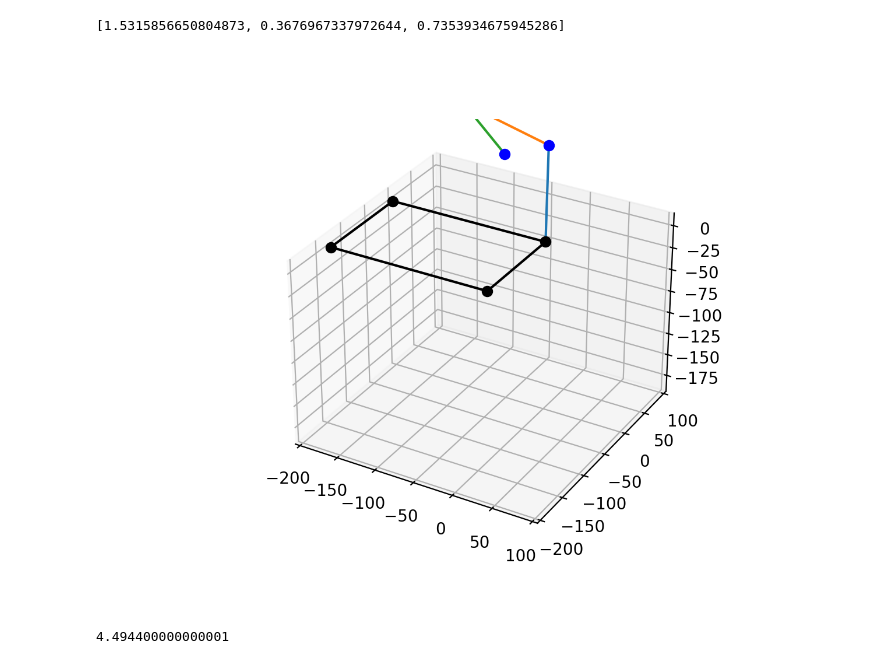
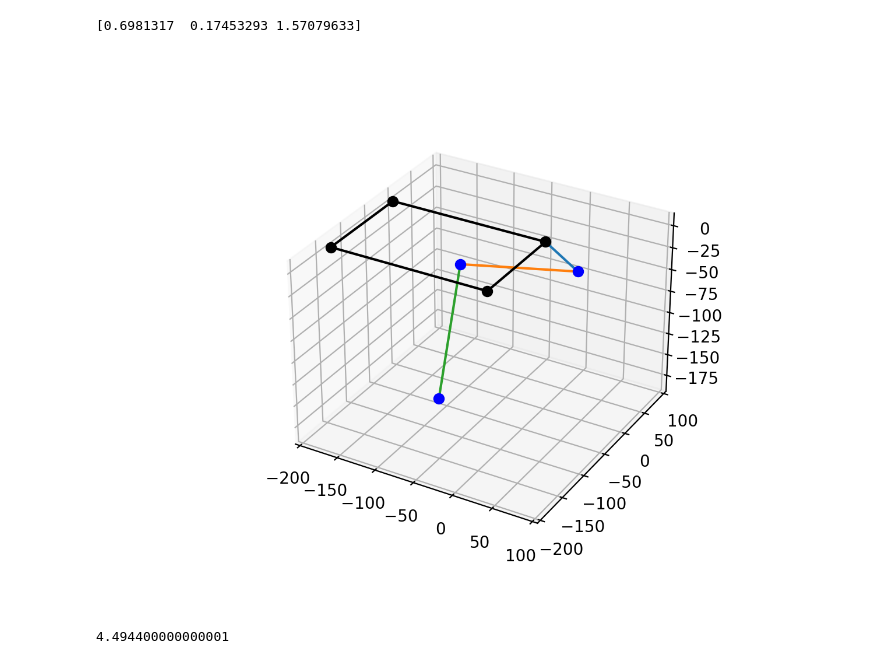
Before and after one commit to NDHANA94/hyperdog_ros2_v2, a Jupyter notebook: test.ipynb, the cells around one changed output. Saved outputs shown, nothing was run; the diff lists cells and outputs as text; code cells hidden in the pictures.

```diff
--- a/test.ipynb
+++ b/test.ipynb
@@ -20,16 +20,16 @@ class Point:
 
 def plotLeg(angs:np.ndarray):
     l1_x = 0
-    l1_y = float(f"{L1*np.cos(angs[0]):.4f}")
-    l1_z = float(f"{L1*np.sin(angs[0]):.4f}")
+    l2_x = -float(f"{L2*np.cos(angs[1]):.8f}") + l1_x
+    l3_x = -float(f"{L3*np.cos(angs[1]+angs[2]):.8f}") + l2_x
     # ---
-    l2_x = float(f"{-L2*np.cos(angs[1]):.4f}") + l1_x
-    l2_y = float(f"{L2*np.sin(angs[1])*np.sin(angs[0]):.4f}") + l1_y
-    l2_z = float(f"{-L2*np.sin(angs[1])*np.cos(angs[0]):.4f}") + l1_z
+    l1_y =  float(f"{L1*np.cos(angs[0]):.4f}")
+    l2_y = -float(f"{L2*np.sin(angs[1])*np.sin(angs[0]):.8f}") + l1_y
+    l3_y = -float(f"{L3*np.sin(angs[1]+angs[2])*np.sin(angs[0]):.8f}") + l2_y
     # ---
-    l3_x = float(f"{L3*np.cos(angs[2]):.4f}") + l2_x
-    l3_y = float(f"{-L3*np.sin(angs[2])*np.sin(angs[0]):.4f}") + l2_y
-    l3_z = float(f"{L3*np.sin(angs[2])*np.cos(angs[0]):.4f}") + l2_z
+    l1_z = -float(f"{L1*np.sin(angs[0]):.4f}")
+    l2_z = -float(f"{L2*np.sin(angs[1])*np.cos(angs[0]):.8f}") + l1_z
+    l3_z = -float(f"{L3*np.sin(angs[1]+angs[2])*np.cos(angs[0]):.8f}") + l2_z
     # ---
     body_len_x = 200
     body_len_y = 130
@@ -110,35 +110,36 @@ def ik_3(p:Point):
     beta = np.arctan2(sin_beta, cos_beta)
     th2 = beta + np.arctan2(c/d, np.sqrt(1-(c/d)**2))
     # ---
     cos_th3 = p.x + L2*np.cos(th2)/L3
     sin_th3 = np.sqrt(1-cos_th3**2)
     th3 = np.arctan2(sin_th3, cos_th3)
 
 
     return [th1, th2, th2+th3]
 
 
 
 
 
 
 x = 0
 y = 104
 z = -100
 
 p = Point()
 p.x = x
 p.y = y
 p.z = z
 
 angs = ik_3(p)
+angs = np.array([40,10,90])*np.pi/180
 print(angs)
 
 # angs = np.array([th0, th1, th1-th2])*np.pi/180
 plotLeg(angs)
 # %% [output]
-[1.5315856650804873, 0.3676967337972644, 0.7353934675945286]
+[0.6981317  0.17453293 1.57079633]
-[figure, old version]
+[figure, new version]
 # %%
 2.12**2
 # %% [output]
```
